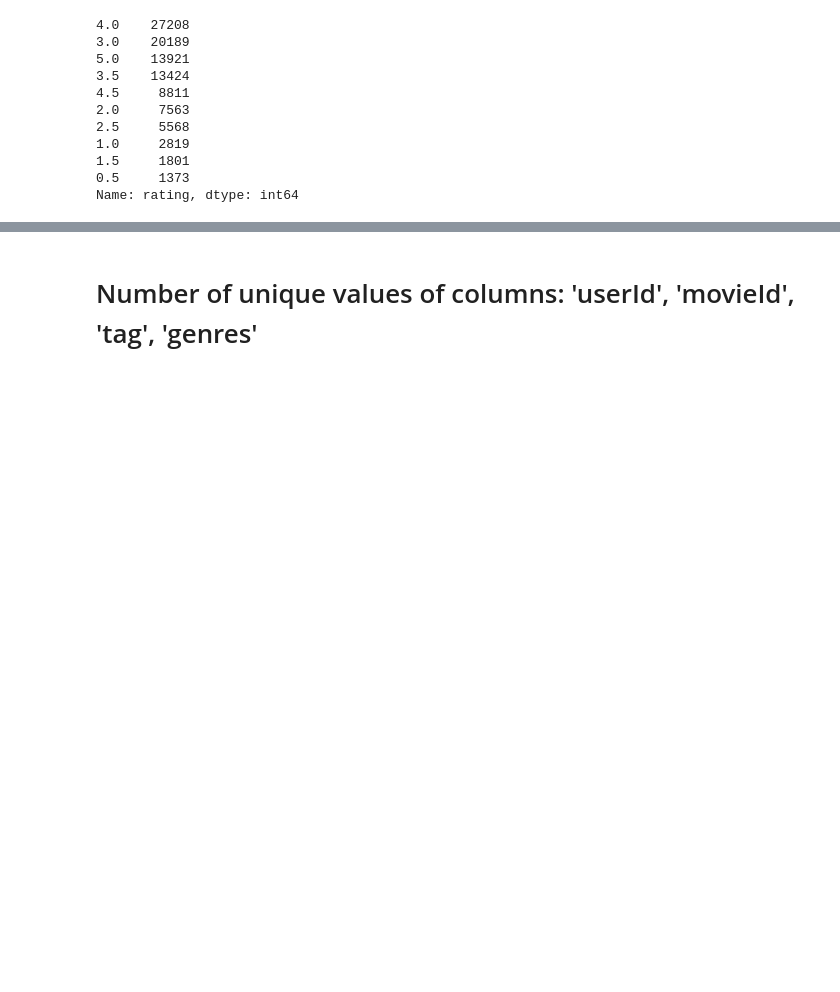
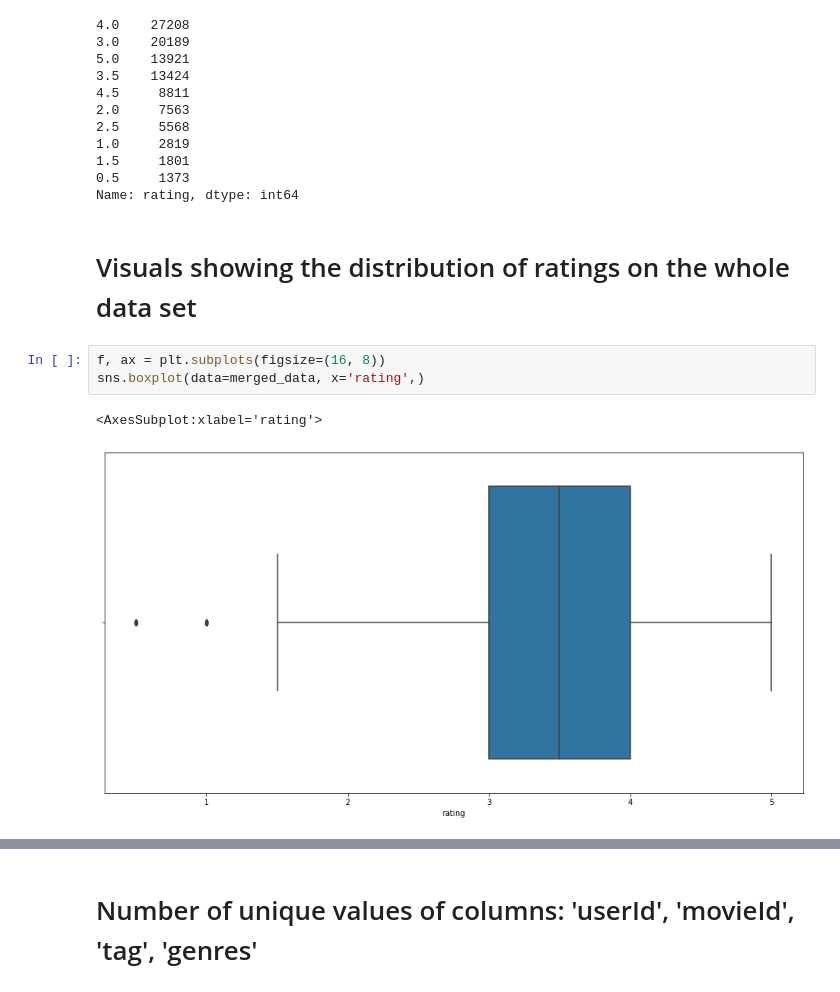
Before and after one commit to calvintirrell/Movie_Data, a Jupyter notebook: movies_shows_data.ipynb, the cells around one changed output, grey strips where cells are left out. Saved outputs shown, nothing was run; the diff lists cells and outputs as text; blank space fills up the shorter version.

Commit message:
updated the project with visuals

```diff
--- a/movies_shows_data.ipynb
+++ b/movies_shows_data.ipynb
@@ -231,3 +231,11 @@ merged_data['rating'].value_counts().head(10)
 1.5     1801
 0.5     1373
 Name: rating, dtype: int64
+# %% [markdown]
+# Visuals showing the distribution of ratings on the whole data set
+# %%
+f, ax = plt.subplots(figsize=(16, 8))
+sns.boxplot(data=merged_data, x='rating',)
+# %% [output]
+<AxesSubplot:xlabel='rating'>
+[figure, added]
```
Also changed, not shown: parts of 20 cells of this notebook.
